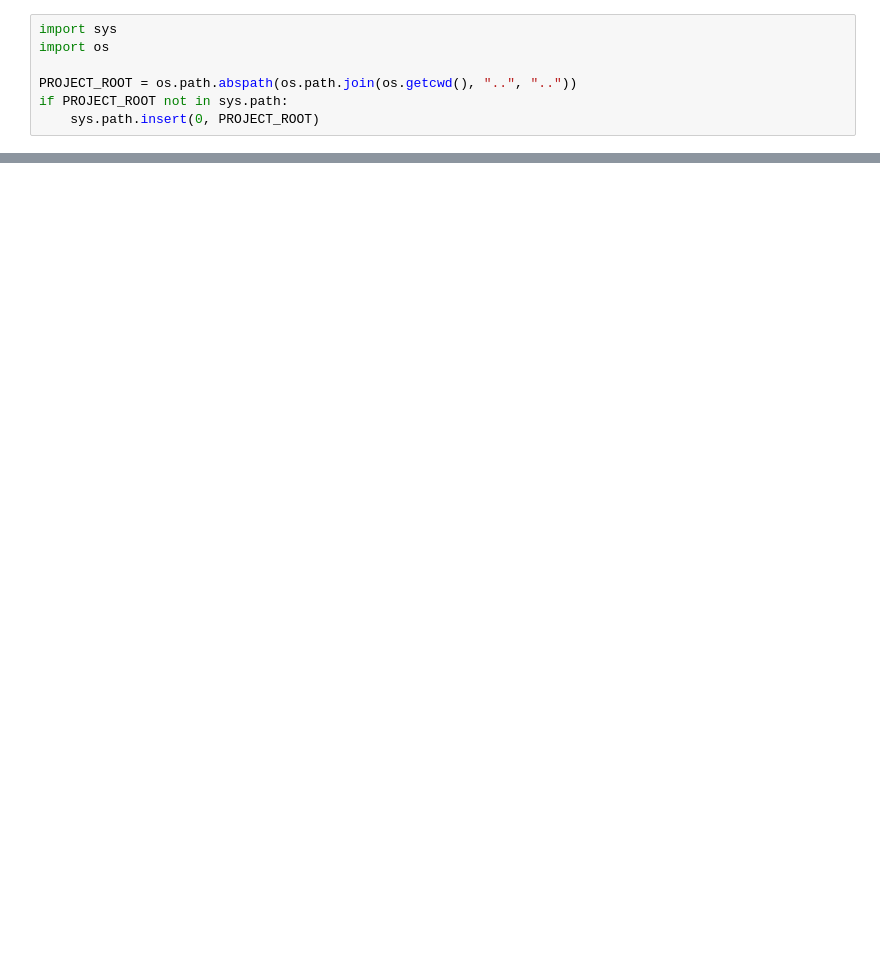
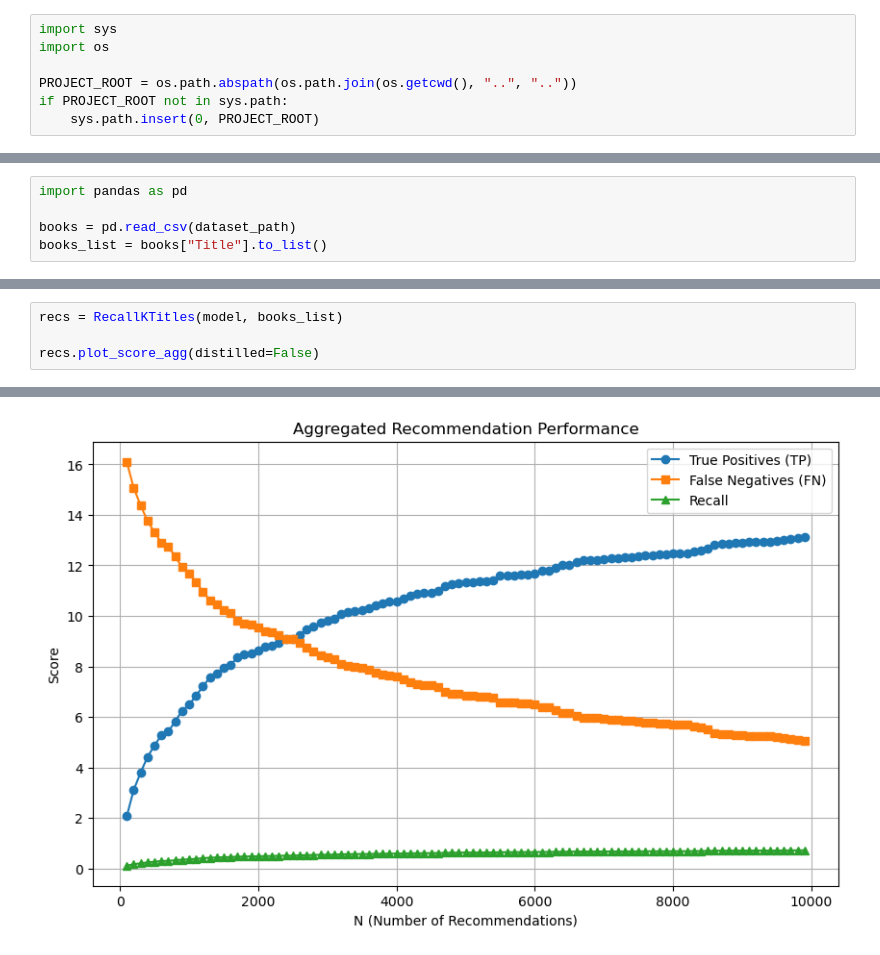
Before and after one commit to rottenfishh/Book-RecSys, a Jupyter notebook: experiments/evaluation/evaluations.ipynb, the cells around one changed output, grey strips where cells are left out. Cells and saved outputs as stored; diff of their text form; blank space fills up the shorter version.

Commit message:
Simple working version of data recall

```diff
--- a/experiments/evaluation/evaluations.ipynb
+++ b/experiments/evaluation/evaluations.ipynb
@@ -37,0 +28,5 @@ Test was by 30 books
+# %%
+import pandas as pd
+
+books = pd.read_csv(dataset_path)
+books_list = books["Title"].to_list()
@@ -37,0 +53,5 @@ Test was by 30 books
+# %%
+recs = RecallKTitles(model, books_list)
+
+recs.plot_score_agg(distilled=False)
+# %% [output]
@@ -37,0 +75 @@ Test was by 30 books
+[figure, added]
```
Also changed, not shown: parts of 4 cells of this notebook, 1 other file.
